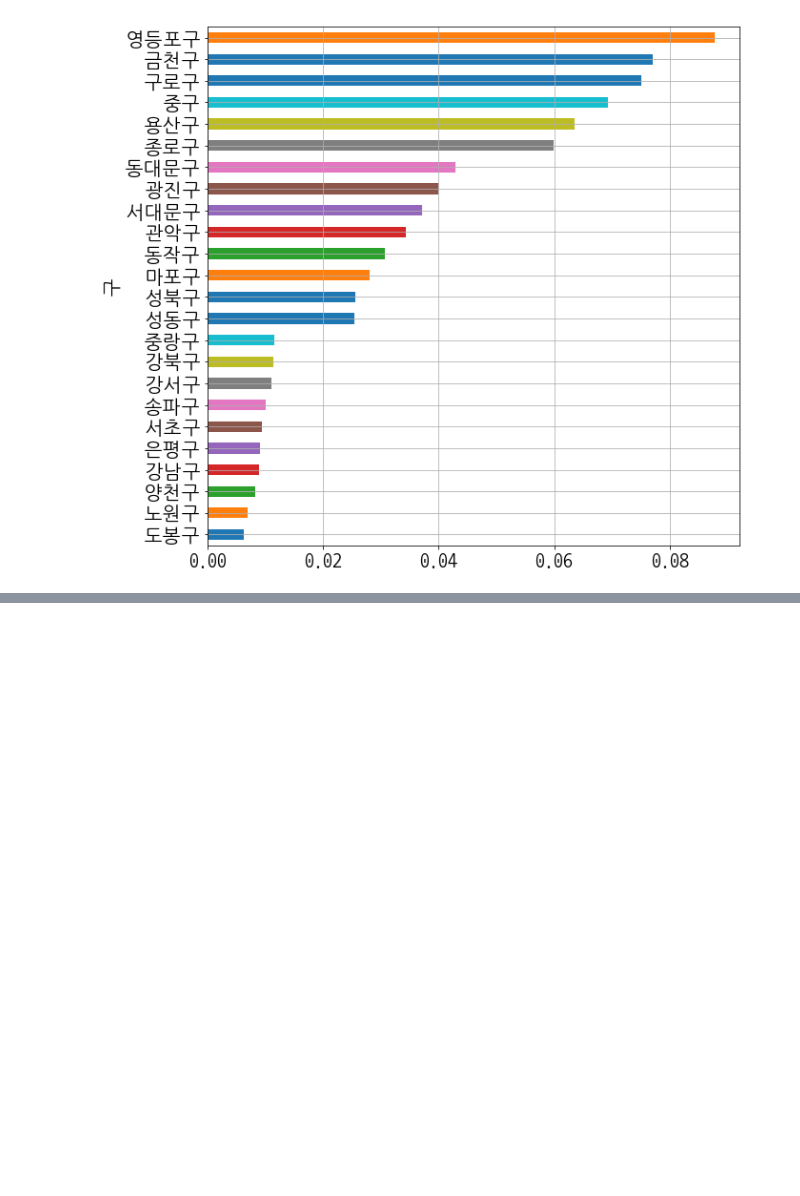
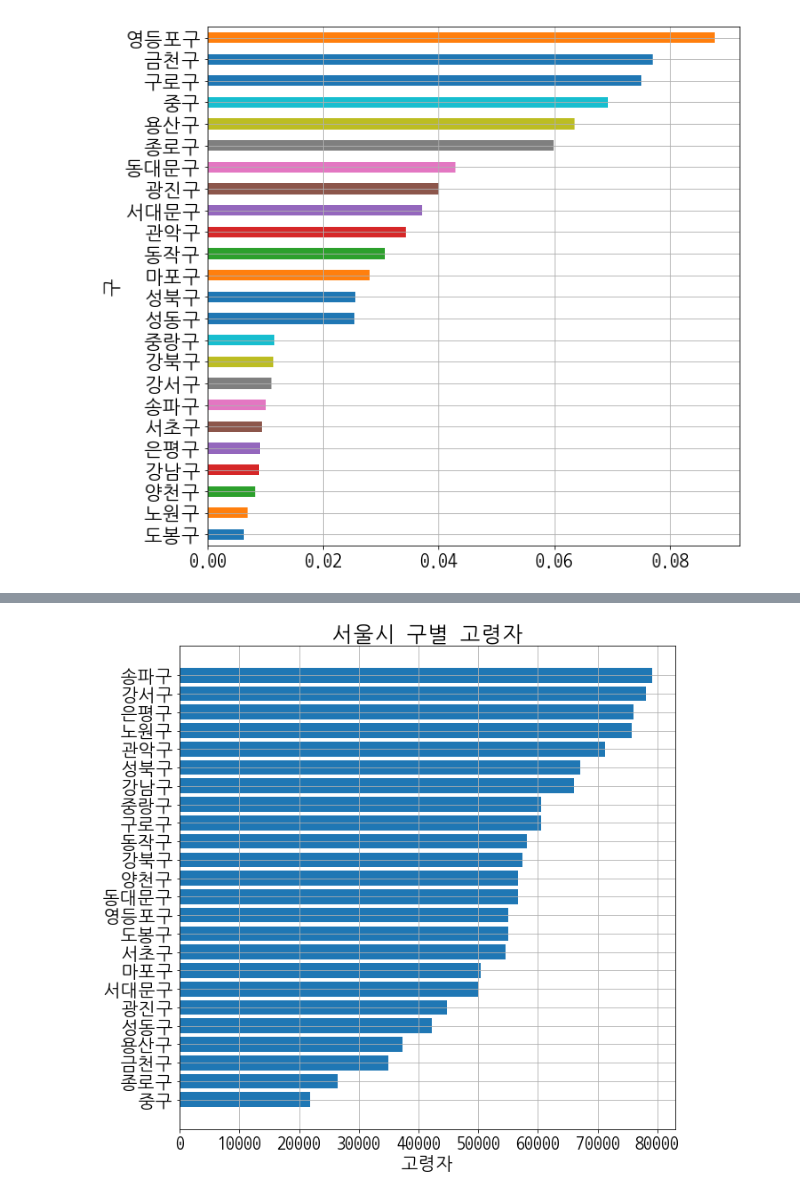
Before and after one commit to kimyk0120/pythonExa-2018-1, a Jupyter notebook: pythonExam2018-1/exam/source_code/exam02_Data_Visualization.pdf.ipynb, the cells around one changed output, grey strips where cells are left out. Saved outputs shown, nothing was run; the diff lists cells and outputs as text; code cells hidden in the pictures; blank space fills up the shorter version.

```diff
--- a/pythonExam2018-1/exam/source_code/exam02_Data_Visualization.pdf.ipynb
+++ b/pythonExam2018-1/exam/source_code/exam02_Data_Visualization.pdf.ipynb
@@ -263,0 +275,11 @@ raw_data['외국인비율'].sort_values().plot(kind='barh',grid=True,figsize=(10
+# %%
+col = '고령자'
+tmp_data = raw_data.sort_values(by=col, ascending=True)
+plt.figure(figsize=(10,10))
+plt.barh(tmp_data.index, tmp_data[col])
+plt.xlabel(col)
+plt.title('서울시 구별 ' +col          )
+plt.grid()
+plt.show()
+# %% [output]
+[figure, added]
```
Also changed, not shown: parts of 4 cells of this notebook, 1 other file.
